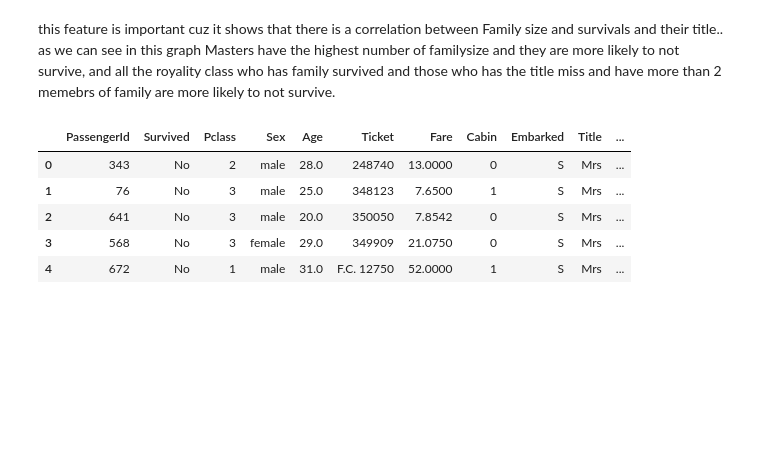
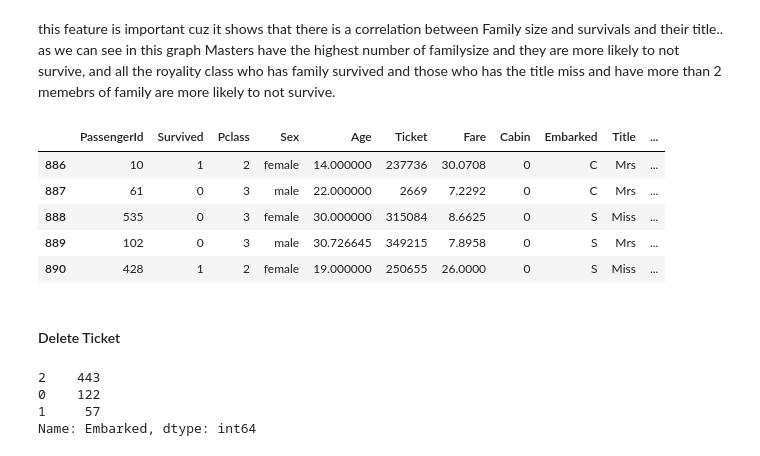
Before and after one commit to soficod/checkpoint_1, a Jupyter notebook: checkpoint4_Logistic_Regression/Logistic_regression.ipynb, the cells around one changed output. Drawn from its saved outputs; the diff is of its cells as text; code cells hidden in the pictures; blank space fills up the shorter version.

```diff
--- a/checkpoint4_Logistic_Regression/Logistic_regression.ipynb
+++ b/checkpoint4_Logistic_Regression/Logistic_regression.ipynb
@@ -1,13 +1,17 @@
 # %% [markdown]
 ### 1.Preprocessing phase:
 # %%
+# useful lib
 import pandas as pd
-import numpy as np
+import seaborn as sns
 import matplotlib.pyplot as plt
-pd.set_option('display.max_columns', None)
-pd.set_option("max_rows", None)
 from sklearn.model_selection import train_test_split
+from sklearn import metrics
 from sklearn.linear_model import LogisticRegression
+from sklearn.metrics import accuracy_score
+from sklearn.metrics import classification_report
+import statsmodels.formula.api as smf
+from sklearn.metrics import roc_curve, roc_auc_score
 # %%
 df = pd.read_csv('titanic-passengers.csv',sep=';')
 df.head()
@@ -424,12 +419,15 @@ df.drop('SibSp',axis=1,inplace=True)
 df.drop('Parch',axis=1,inplace=True)
 # %% [markdown]
 this feature  is important cuz it shows that there is a correlation between Family size and survivals and their title.. as we can see in this graph   Masters have the highest number of familysize and they are more likely to not survive, and all the royality class who has family survived and those who has the title miss and have more than 2 memebrs of family are  more likely to not survive.
+# %%
+# replacing Survived values with 1 and 0
+df.replace({"Survived":{"Yes":1,"No":0}}, inplace=True)
 # %%
-df.head()
+df.tail()
 # %% [output]
 |  | PassengerId | Survived | Pclass | Sex | Age | Ticket | Fare | Cabin | Embarked | Title | ... |
-| 0 | 343 | No | 2 | male | 28.0 | 248740 | 13.0000 | 0 | S | Mrs | ... |
-| 1 | 76 | No | 3 | male | 25.0 | 348123 | 7.6500 | 1 | S | Mrs | ... |
-| 2 | 641 | No | 3 | male | 20.0 | 350050 | 7.8542 | 0 | S | Mrs | ... |
-| 3 | 568 | No | 3 | female | 29.0 | 349909 | 21.0750 | 0 | S | Mrs | ... |
-| 4 | 672 | No | 1 | male | 31.0 | F.C. 12750 | 52.0000 | 1 | S | Mrs | ... |
+| 886 | 10 | 1 | 2 | female | 14.000000 | 237736 | 30.0708 | 0 | C | Mrs | ... |
+| 887 | 61 | 0 | 3 | male | 22.000000 | 2669 | 7.2292 | 0 | C | Mrs | ... |
+| 888 | 535 | 0 | 3 | female | 30.000000 | 315084 | 8.6625 | 0 | S | Miss | ... |
+| 889 | 102 | 0 | 3 | male | 30.726645 | 349215 | 7.8958 | 0 | S | Mrs | ... |
+| 890 | 428 | 1 | 2 | female | 19.000000 | 250655 | 26.0000 | 0 | S | Miss | ... |
@@ -453,0 +434,2 @@ X_train[''] = label_encoder.fit_transform(X_train)
+# %% [markdown]
+#### Delete Ticket
@@ -453,0 +454,7 @@ X_train[''] = label_encoder.fit_transform(X_train)
+# %%
+X_train["Embarked"].value_counts()
+# %% [output]
+2    443
+0    122
+1     57
+Name: Embarked, dtype: int64
```
Also changed, not shown: parts of 26 cells of this notebook.
